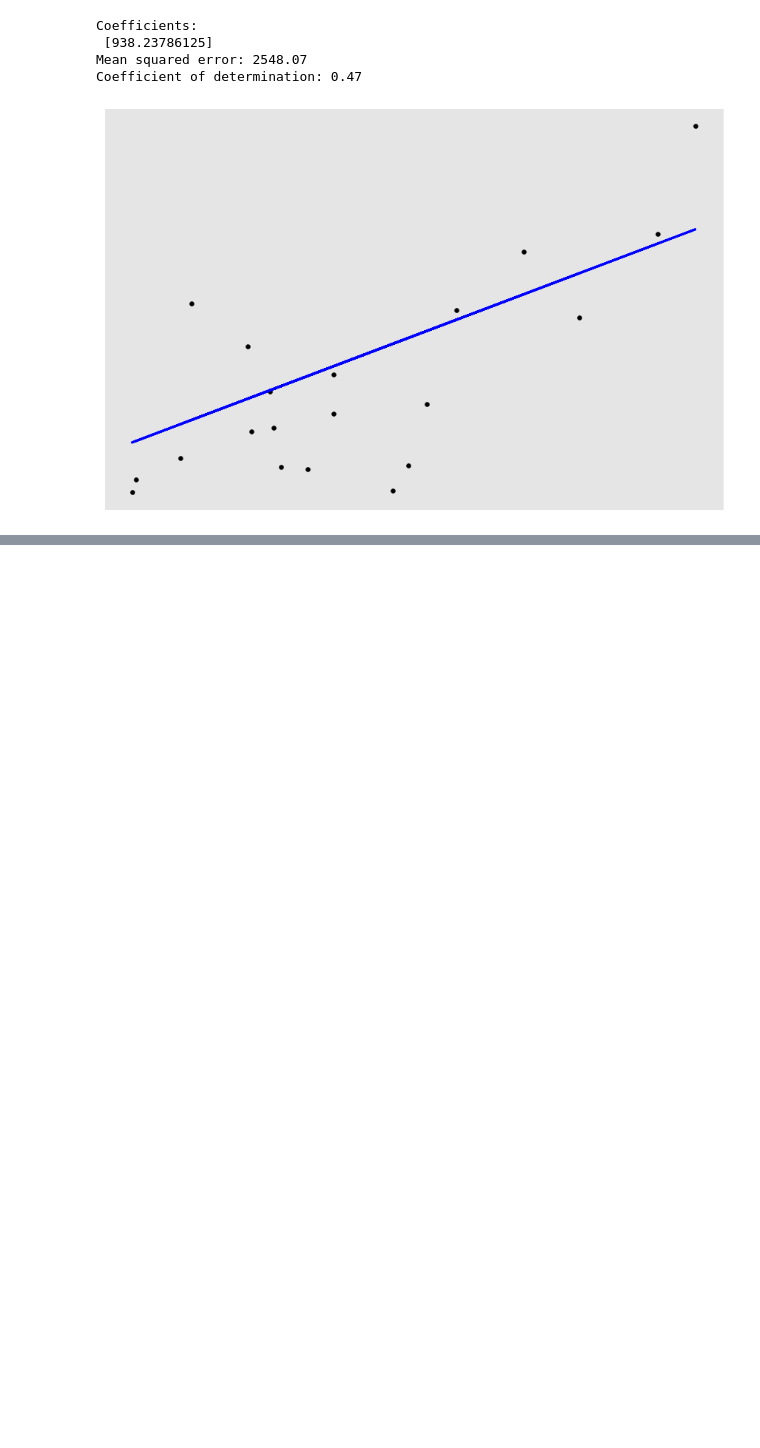
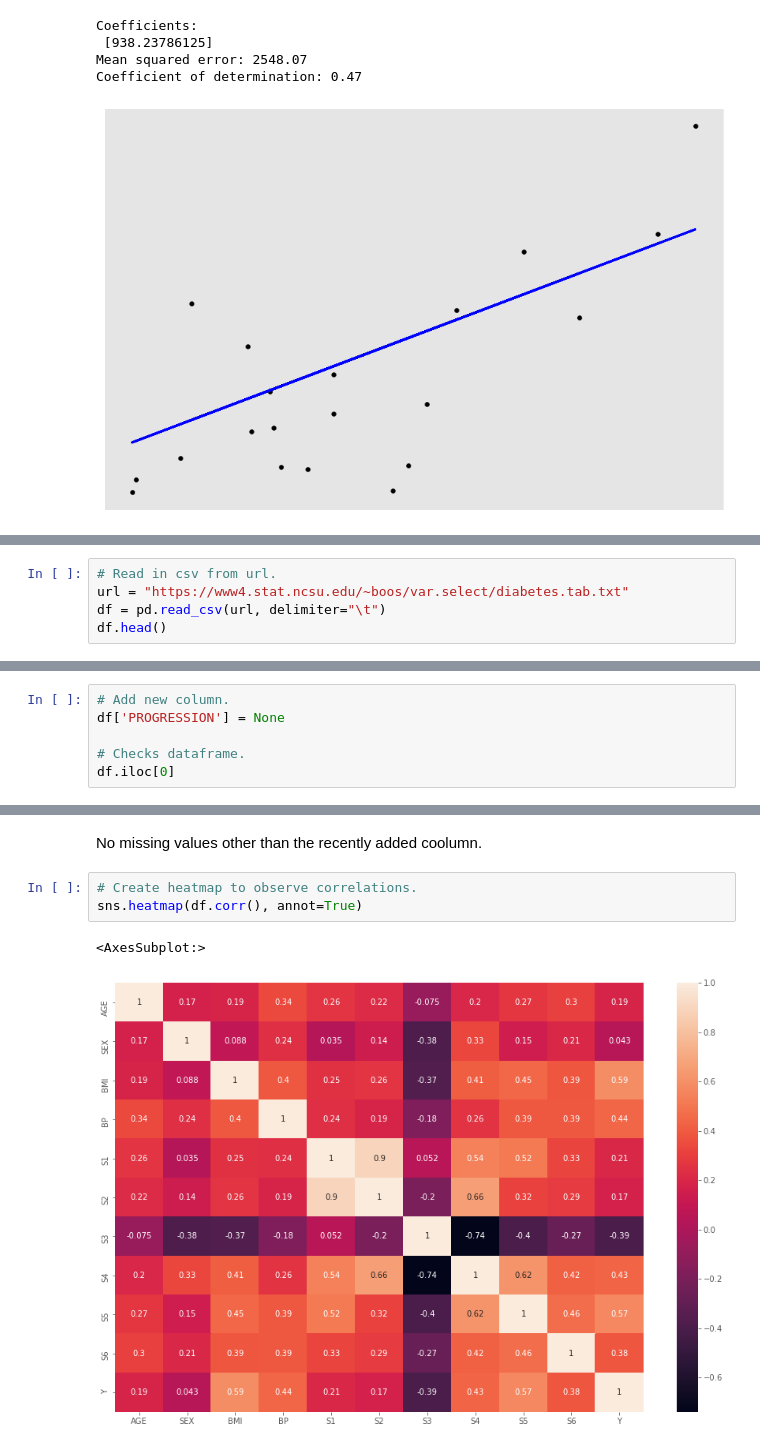
Before and after one commit to Izardo/Machine-Learning-and-Statistics, a Jupyter notebook: scikit-learn.ipynb, the cells around one changed output, grey strips where cells are left out. Drawn from its saved outputs; the diff is of its cells as text; blank space fills up the shorter version.

Commit message:
Started working on diabetes dataset for linear reg

```diff
--- a/scikit-learn.ipynb
+++ b/scikit-learn.ipynb
@@ -831,0 +761,5 @@ quality               1.000000e+00
+# %%
+# Read in csv from url.
+url = "https://www4.stat.ncsu.edu/~boos/var.select/diabetes.tab.txt"
+df = pd.read_csv(url, delimiter="\t")
+df.head()
@@ -831,0 +808,6 @@ quality               1.000000e+00
+# %%
+# Add new column.
+df['PROGRESSION'] = None
+
+# Checks dataframe.
+df.iloc[0]
@@ -831,0 +845,8 @@ quality               1.000000e+00
+# %% [markdown]
+No missing values other than the recently added coolumn.
+# %%
+# Create heatmap to observe correlations.
+sns.heatmap(df.corr(), annot=True)
+# %% [output]
+<AxesSubplot:>
+[figure, added]
```
Also changed, not shown: parts of 41 cells of this notebook.
